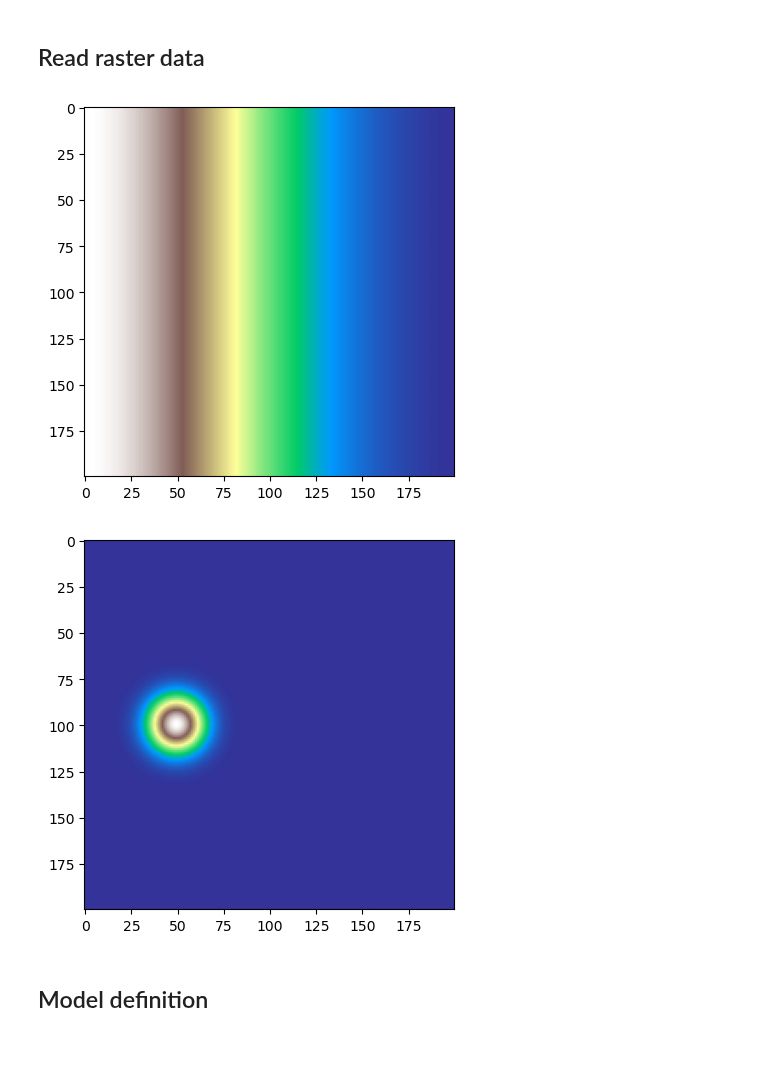
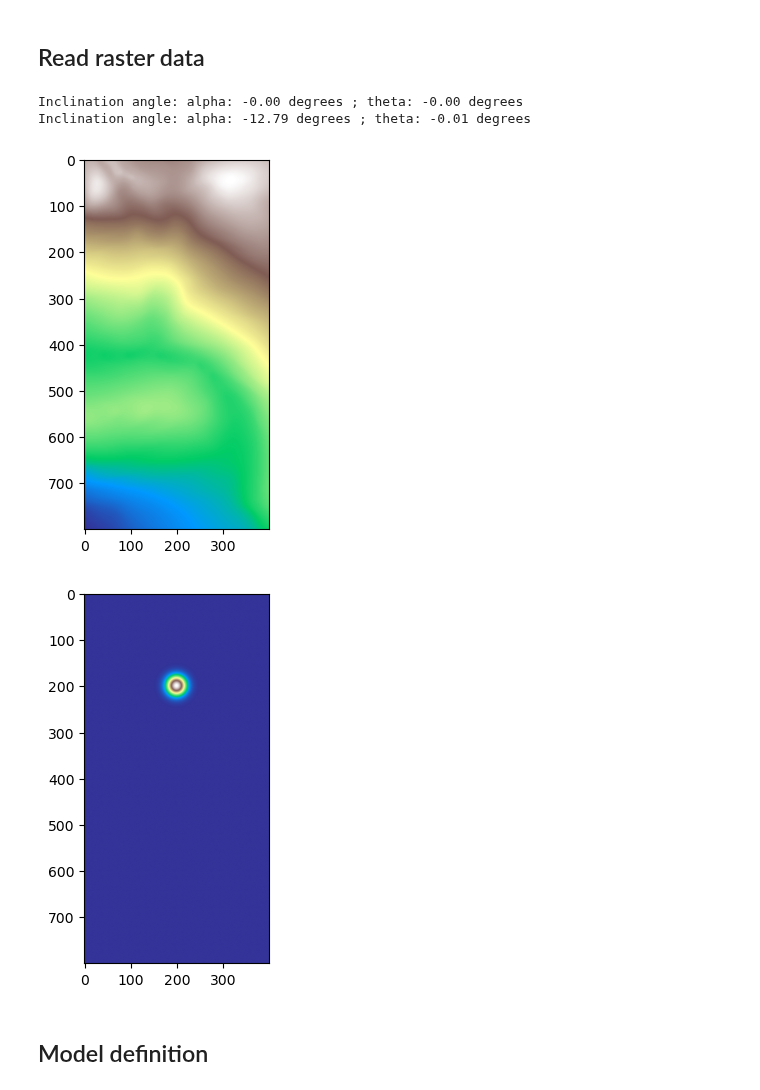
Before and after one commit to mbd-rwth/Zoomy, a Jupyter notebook: web/tutorials/amrex/from_DEM.ipynb, the cells around one changed output. Drawn from its saved outputs; the diff is of its cells as text; code cells hidden in the pictures; blank space fills up the shorter version.

```diff
--- a/web/tutorials/amrex/from_DEM.ipynb
+++ b/web/tutorials/amrex/from_DEM.ipynb
@@ -59,30 +59,33 @@ from tutorials.amrex.helper import create_artificial_raster, show_raster, transf
 # %%
 main_dir = os.getenv("ZOOMY_DIR")
 dem_path = os.path.join(main_dir, 'data/ca_elev.tif')
 ic_water_path = os.path.join(main_dir, 'data/ca_debrisflow.tif')
 angle = 0.0
-dem_path = os.path.join(main_dir, 'data/evel_artificial.tif')
-ic_water_path = os.path.join(main_dir, 'data/release_artificial.tif')
-N = 100
-dx = 5.
-M = N * dx
-create_artificial_raster(lambda x, y: 1*np.exp((-(x+0.5*M)**2-y**2)/M/10), (-M, M, -M, M), dx, ic_water_path)
-create_artificial_raster(lambda x, y: 100 * np.exp(-(x+M)**2/M**2), (-M, M, -M, M), dx, dem_path)
 
-# create_artificial_raster(lambda x, y: 1*np.exp((-(x-1000)**2-(y-3000)**2)/10000.), (0, 2000, 0, 4000), 5, ic_water_path)
-# ic_water_path, _ = transform_tiff(ic_water_path, tilt=False)
+# dem_path = os.path.join(main_dir, 'data/evel_artificial.tif')
+# ic_water_path = os.path.join(main_dir, 'data/release_artificial.tif')
+# N = 100
+# dx = 5.
+# M = N * dx
+# create_artificial_raster(lambda x, y: 1*np.exp((-(x+0.5*M)**2-y**2)/M/10), (-M, M, -M, M), dx, ic_water_path)
+# create_artificial_raster(lambda x, y: 100 * np.exp(-(x+M)**2/M**2), (-M, M, -M, M), dx, dem_path)
+
+create_artificial_raster(lambda x, y: 1*np.exp((-(x-1000)**2-(y-3000)**2)/10000.), (0, 2000, 0, 4000), 5, ic_water_path)
+ic_water_path, _ = transform_tiff(ic_water_path, tilt=False)
 
 
-# zoom = [[0, 800], [700,1100]]  # [ymin,ymax], [xmin,xmax]
-# dem_path, angle = transform_tiff(dem_path, tilt=True, scale=0.1, zoom=zoom)
+zoom = [[0, 800], [700,1100]]  # [ymin,ymax], [xmin,xmax]
+dem_path, angle = transform_tiff(dem_path, tilt=True, scale=0.1, zoom=zoom)
 # ic_water_path, _ = transform_tiff(ic_water_path, tilt=False, scale=0.1, zoom=zoom)
 # print(f'Tilt angle (degrees): {angle:.2f}')
 
 show_raster(dem_path)
 show_raster(ic_water_path)
 # %% [output]
+Inclination angle: alpha: -0.00 degrees ; theta: -0.00 degrees
+Inclination angle: alpha: -12.79 degrees ; theta: -0.01 degrees
-[figure, old version]
+[figure, new version]
-[figure, old version]
+[figure, new version]
 # %% [markdown]
 ## Model definition
 # %%
```
Also changed, not shown: parts of 4 cells of this notebook, 2 other files.
